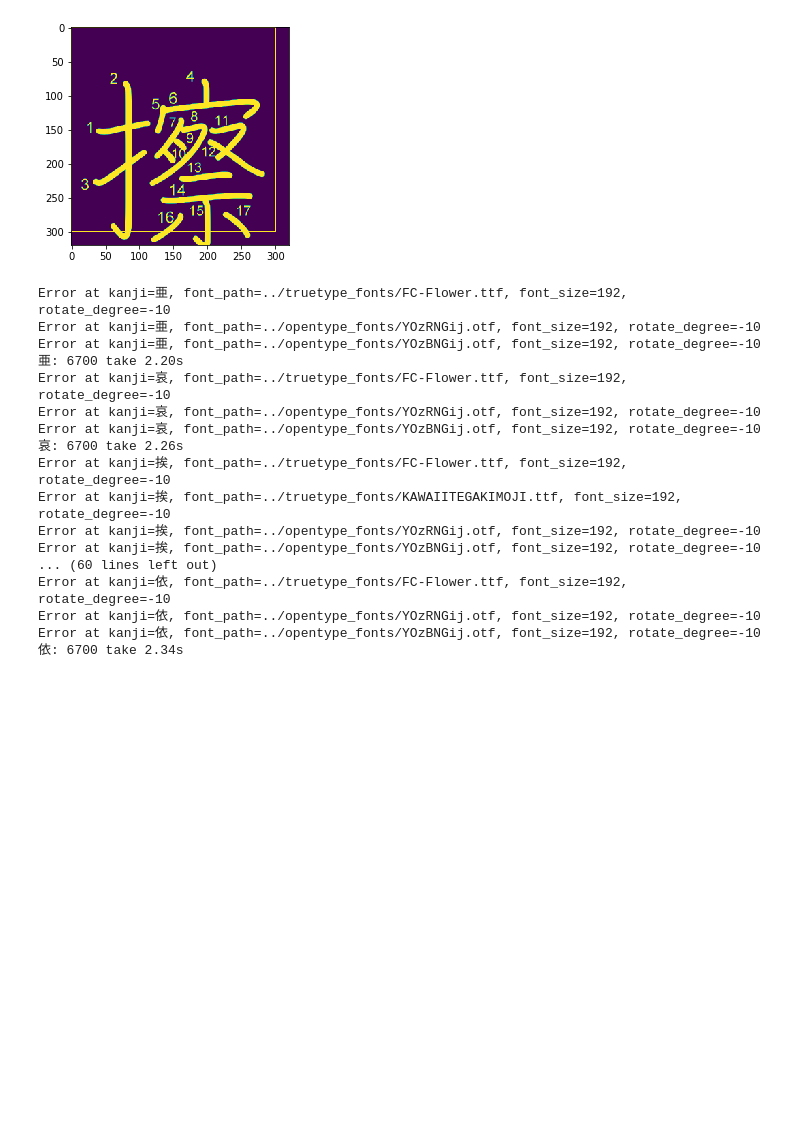
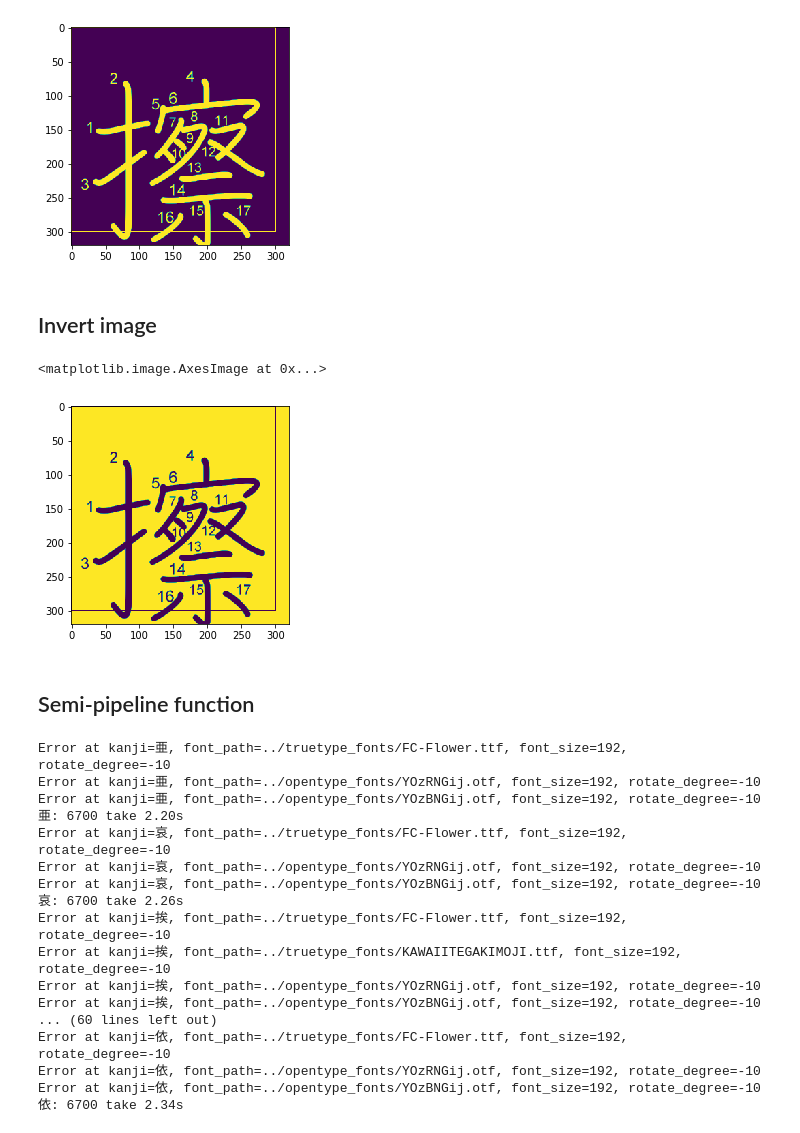
Before and after one commit to ichisadashioko/generate_kanji_datasets, a Jupyter notebook: python/create_kanji_with_pillow.ipynb, the cells around one changed output. Cells and saved outputs as stored; diff of their text form; code cells hidden in the pictures; blank space fills up the shorter version.

Commit message:
add invert operation

```diff
--- a/python/create_kanji_with_pillow.ipynb
+++ b/python/create_kanji_with_pillow.ipynb
@@ -43,6 +43,16 @@ plt.imshow(image)
 [figure]
 # %%
 image.save('unfit_character_sample.png', 'PNG')
+# %% [markdown]
+## Invert image
+# %%
+inv_img = ImageOps.invert(image)
+plt.imshow(inv_img)
+# %% [output]
+<matplotlib.image.AxesImage at 0x...>
+[figure, added]
+# %% [markdown]
+## Semi-pipeline function
 # %%
 def draw_kanji(kanji_text, font_path, side_length=320, background_color=0, text_color=255):
 
```
Also changed, not shown: parts of 1 cell of this notebook, 1 other file.
